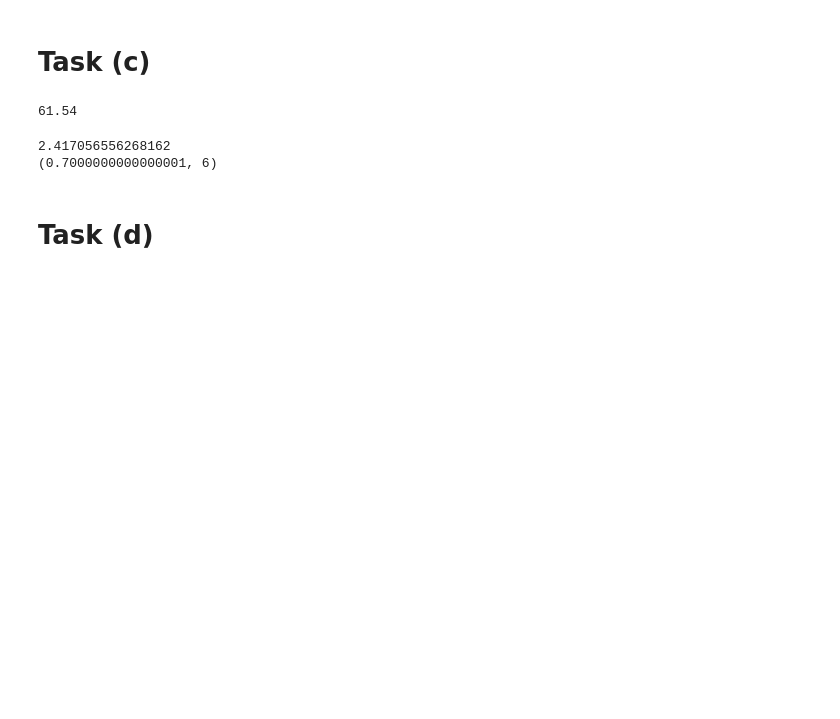
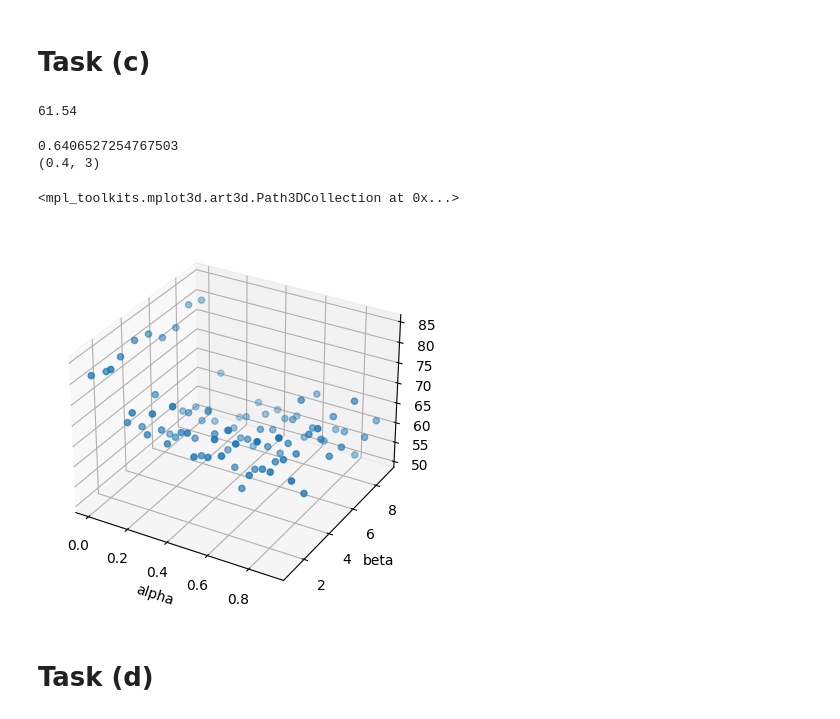
Before and after one commit to Unka-Malloc/Python-Neuron-Stimuli-2, a Jupyter notebook: CNN-CW2.ipynb, the cells around one changed output. Cells and saved outputs as stored; diff of their text form; code cells hidden in the pictures; blank space fills up the shorter version.

```diff
--- a/CNN-CW2.ipynb
+++ b/CNN-CW2.ipynb
@@ -236,12 +236,17 @@ def get_mean(alpha, beta):
 
     return avg_aversive
 # %%
+aversive_mean_array = {}
+
 def get_mse(a, b):
     se = 0.0
 
-    for i in range(10):
+    for i in range(5):
+        tmp_aversive_mean = get_mean(a, b)
 
-        se += np.sqrt((get_mean(a, b) - real_aversive_mean) ** 2)
+        aversive_mean_array[(a, b)] = tmp_aversive_mean
+
+        se += np.sqrt((tmp_aversive_mean - real_aversive_mean) ** 2)
 
     mse = se / 10
 
@@ -252,7 +257,7 @@ results = {}
 min_mse = None
 min_index = None
 
-for i in tqdm(np.arange(0, 1, 0.1)):
+for i in tqdm(np.arange(0.1, 1, 0.1)):
     for j in tqdm(np.arange(1, 10, 1)):
         tmp_res = get_mse(i, j)
 
@@ -269,5 +274,5 @@ for i in tqdm(np.arange(0, 1, 0.1)):
 print(min_mse)
 print(min_index)
 # %% [output]
-2.417056556268162
-(0.7000000000000001, 6)
+0.6406527254767503
+(0.4, 3)
@@ -274,3 +288,23 @@ print(min_index)
+# %%
+from mpl_toolkits.mplot3d import Axes3D
+import numpy as np
+import matplotlib.pyplot as plt
+
+# 方式2：设置三维图形模式
+fig = plt.figure()
+ax = fig.add_subplot(projection='3d')
+
+x = np.array(task_c_x_1)
+y = np.array(task_c_x_2)
+z = np.array(task_c_y)
+
+plt.xlabel('alpha')
+plt.ylabel('beta')
+
+ax.scatter3D(x, y, z)
+# %% [output]
+<mpl_toolkits.mplot3d.art3d.Path3DCollection at 0x...>
+[figure, added]
 # %% [markdown]
 # Task (d)
 # %%
```
Also changed, not shown: parts of 25 cells of this notebook.
